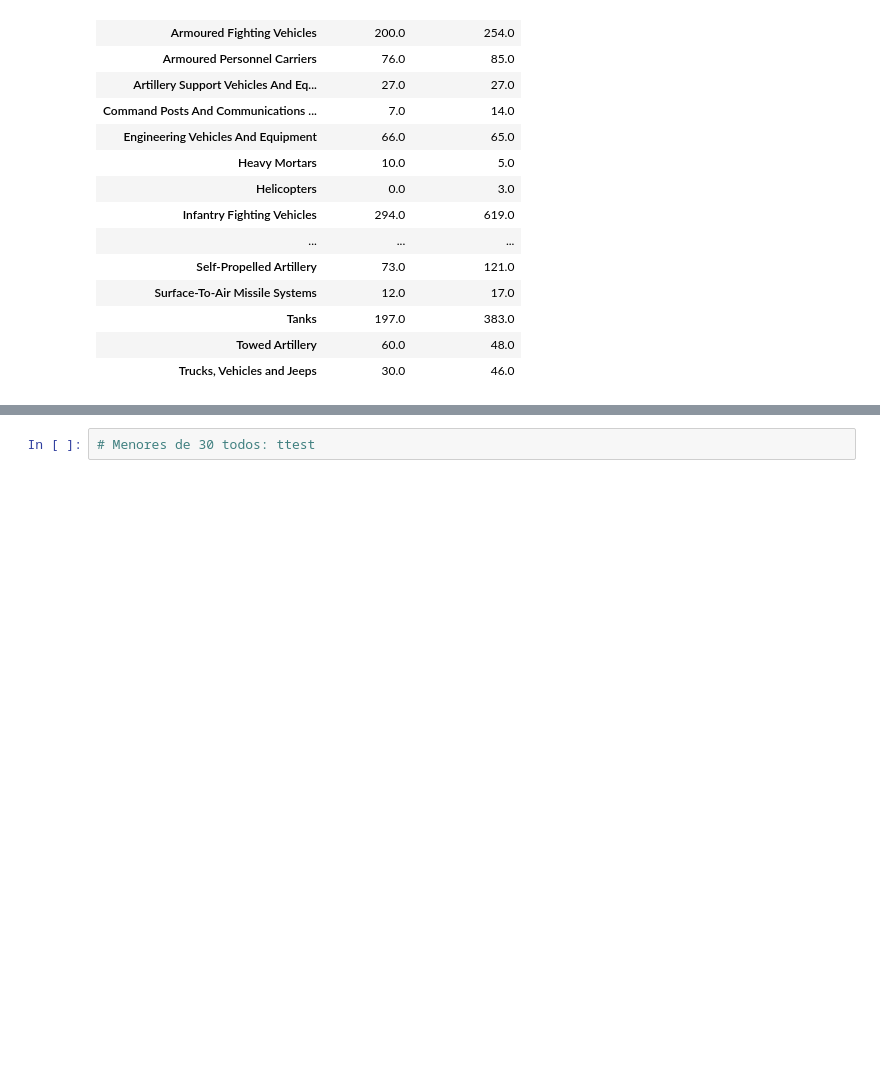
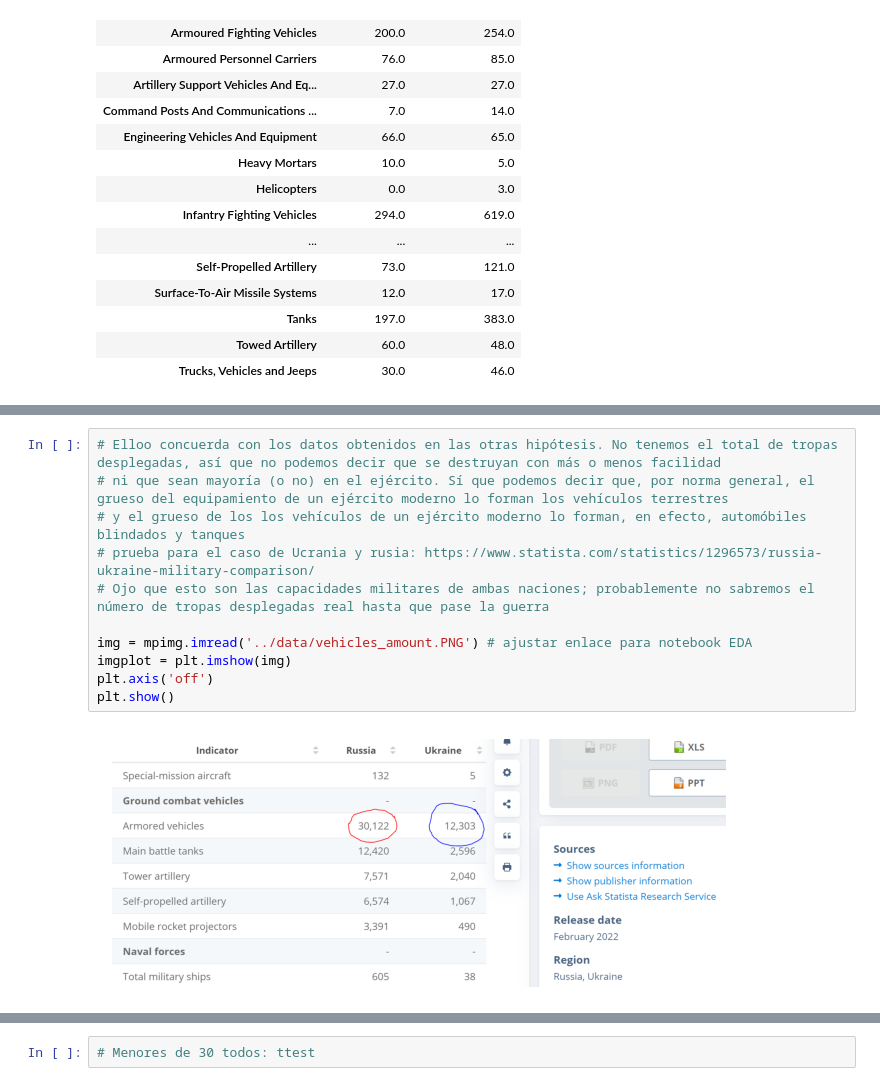
Before and after one commit to RogerPerello/EDA_project, a Jupyter notebook: src/notebooks/hypothesis_3_tests.ipynb, the cells around one changed output, grey strips where cells are left out. Drawn from its saved outputs; the diff is of its cells as text; blank space fills up the shorter version.

```diff
--- a/src/notebooks/hypothesis_3_tests.ipynb
+++ b/src/notebooks/hypothesis_3_tests.ipynb
@@ -122,5 +125,18 @@ plt.tight_layout()
 plt.show()
 # %% [output]
 [figure]
+# %%
+# Elloo concuerda con los datos obtenidos en las otras hipótesis. No tenemos el total de tropas desplegadas, así que no podemos decir que se destruyan con más o menos facilidad
+# ni que sean mayoría (o no) en el ejército. Sí que podemos decir que, por norma general, el grueso del equipamiento de un ejército moderno lo forman los vehículos terrestres
+# y el grueso de los los vehículos de un ejército moderno lo forman, en efecto, automóbiles blindados y tanques
+# prueba para el caso de Ucrania y rusia: https://www.statista.com/statistics/1296573/russia-ukraine-military-comparison/
+# Ojo que esto son las capacidades militares de ambas naciones; probablemente no sabremos el número de tropas desplegadas real hasta que pase la guerra
+
+img = mpimg.imread('../data/vehicles_amount.PNG') # ajustar enlace para notebook EDA
+imgplot = plt.imshow(img)
+plt.axis('off')
+plt.show()
+# %% [output]
+[figure, added]
 # %%
 # Ahora hay que comprobar, para cada pieza de equipamiento, si es cierto que la proporción en pérdidas es superior a la de capturas
```
Also changed, not shown: parts of 6 cells of this notebook, 1 other file.
